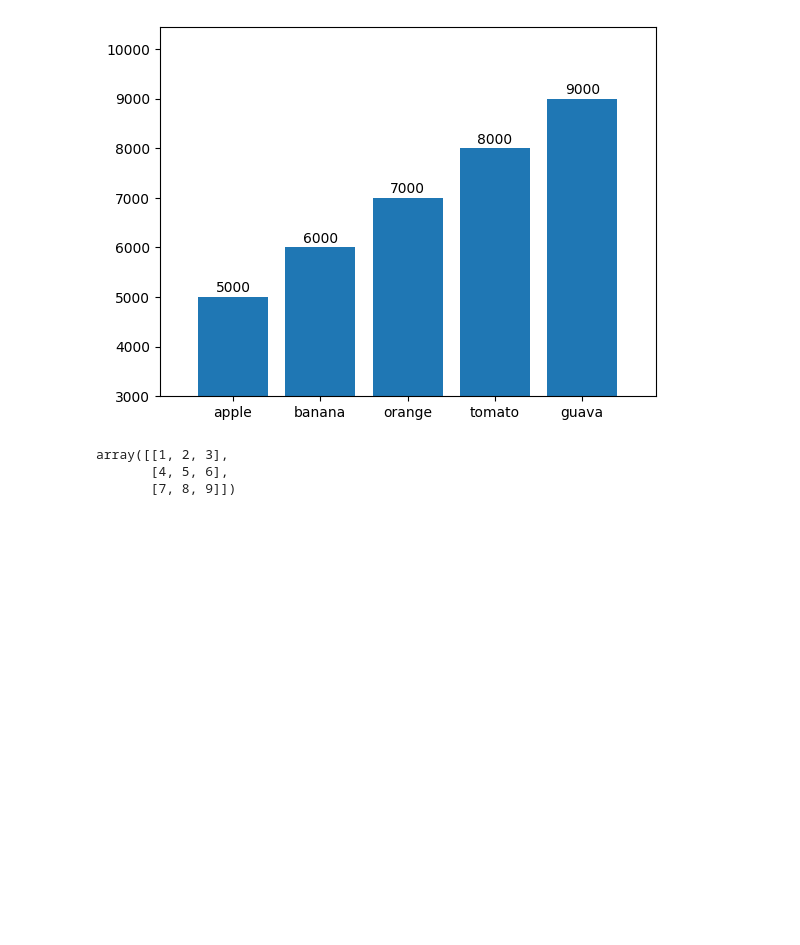
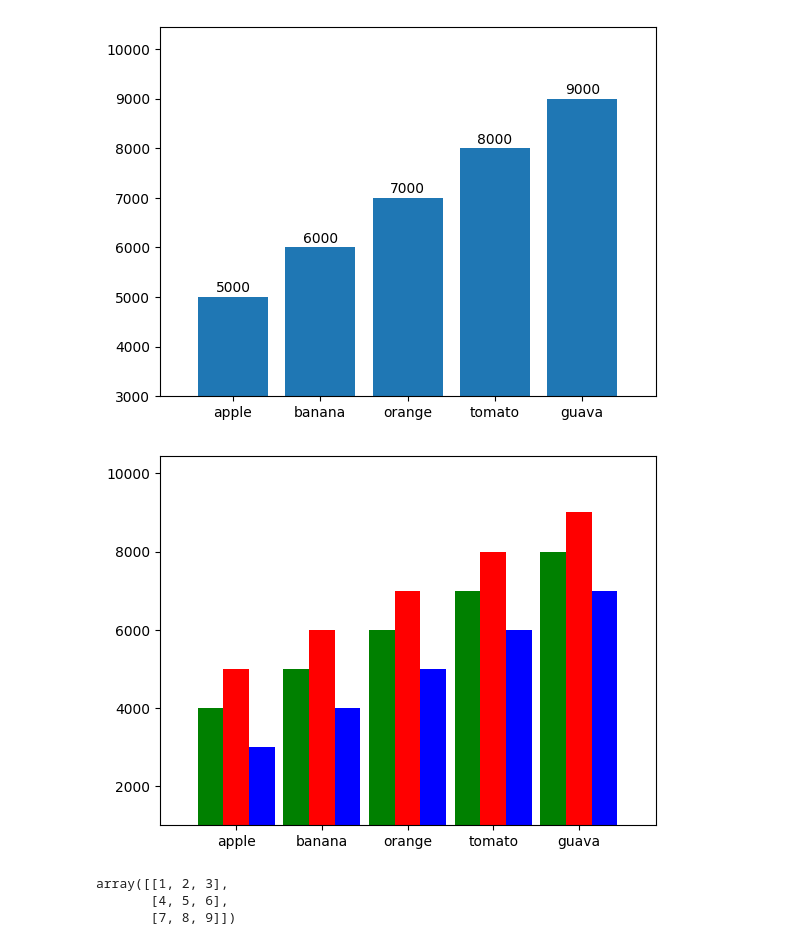
Before and after one commit to POPOYANG97/2024_10_22__gjun_ai_, a Jupyter notebook: lesson13/lesson13_3.ipynb, the cells around one changed output. Cells and saved outputs as stored; diff of their text form; code cells hidden in the pictures; blank space fills up the shorter version.

```diff
--- a/lesson13/lesson13_3.ipynb
+++ b/lesson13/lesson13_3.ipynb
@@ -33,6 +33,28 @@ for idy,x in enumerate(index):
 plt.show()
 # %% [output]
 [figure]
+# %%
+index = np.array([3, 4, 5, 6, 7])
+subject = ['apple', 'banana', 'orange', 'tomato', 'guava']
+values1 = [5000, 6000, 7000, 8000, 9000]
+values2 = [3000, 4000, 5000, 6000, 7000]
+values3 = [4000, 5000, 6000, 7000, 8000]
+figure = plt.figure()
+axes = figure.add_subplot()
+bin_width = 0.3
+axes.bar(index, values1,width=bin_width,color='red')
+axes.bar(index+bin_width, values2,width=bin_width,color='blue')
+axes.bar(index-bin_width, values3,width=bin_width,color='green')
+axes.set_xticks(index,labels=subject)
+xmin, xmax, ymin, ymax = axes.axis()
+xmin -= 0.2
+xmax += 0.2
+ymin = 1000
+ymax += 1000
+axes.axis(xmin = xmin, xmax = xmax, ymin = ymin, ymax = ymax)
+plt.show()
+# %% [output]
+[figure, added]
 # %%
 import numpy as np
 arr2d = np.array([[1, 2, 3],[4, 5, 6],[7, 8, 9]])
```
